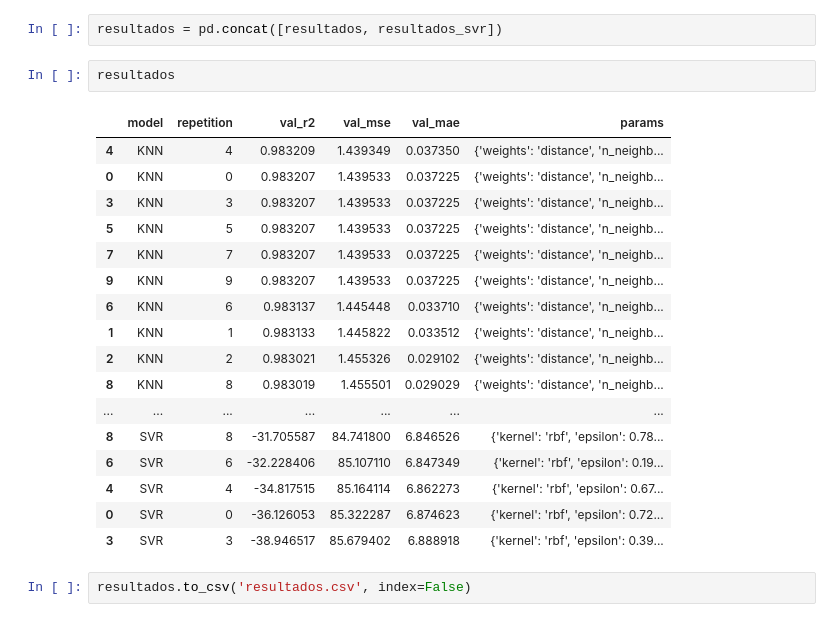
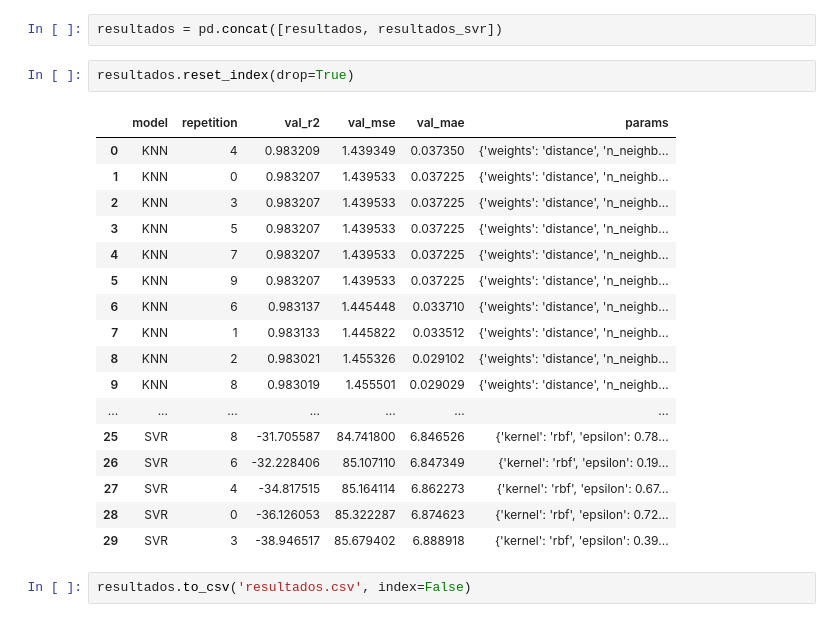
Before and after one commit to Dienert/anesthesia_serie, a Jupyter notebook: notebooks/ML.ipynb, the cells around one changed output. Saved outputs shown, nothing was run; the diff lists cells and outputs as text.

Commit message:
Results

```diff
--- a/notebooks/ML.ipynb
+++ b/notebooks/ML.ipynb
@@ -859,25 +859,25 @@ Test mae: 3.2868086581257434
 [figure]
 # %%
 resultados = pd.concat([resultados, resultados_svr])
-# %%
-resultados
-# %% [output]
-|  | model | repetition | val_r2 | val_mse | val_mae | params |
-| 4 | KNN | 4 | 0.983209 | 1.439349 | 0.037350 | {'weights': 'distance', 'n_neighb... |
-| 0 | KNN | 0 | 0.983207 | 1.439533 | 0.037225 | {'weights': 'distance', 'n_neighb... |
-| 3 | KNN | 3 | 0.983207 | 1.439533 | 0.037225 | {'weights': 'distance', 'n_neighb... |
-| 5 | KNN | 5 | 0.983207 | 1.439533 | 0.037225 | {'weights': 'distance', 'n_neighb... |
-| 7 | KNN | 7 | 0.983207 | 1.439533 | 0.037225 | {'weights': 'distance', 'n_neighb... |
-| 9 | KNN | 9 | 0.983207 | 1.439533 | 0.037225 | {'weights': 'distance', 'n_neighb... |
-| 6 | KNN | 6 | 0.983137 | 1.445448 | 0.033710 | {'weights': 'distance', 'n_neighb... |
-| 1 | KNN | 1 | 0.983133 | 1.445822 | 0.033512 | {'weights': 'distance', 'n_neighb... |
-| 2 | KNN | 2 | 0.983021 | 1.455326 | 0.029102 | {'weights': 'distance', 'n_neighb... |
-| 8 | KNN | 8 | 0.983019 | 1.455501 | 0.029029 | {'weights': 'distance', 'n_neighb... |
-| ... | ... | ... | ... | ... | ... | ... |
-| 8 | SVR | 8 | -31.705587 | 84.741800 | 6.846526 | {'kernel': 'rbf', 'epsilon': 0.78... |
-| 6 | SVR | 6 | -32.228406 | 85.107110 | 6.847349 | {'kernel': 'rbf', 'epsilon': 0.19... |
-| 4 | SVR | 4 | -34.817515 | 85.164114 | 6.862273 | {'kernel': 'rbf', 'epsilon': 0.67... |
-| 0 | SVR | 0 | -36.126053 | 85.322287 | 6.874623 | {'kernel': 'rbf', 'epsilon': 0.72... |
-| 3 | SVR | 3 | -38.946517 | 85.679402 | 6.888918 | {'kernel': 'rbf', 'epsilon': 0.39... |
+# %%
+resultados.reset_index(drop=True)
+# %% [output]
+|  | model | repetition | val_r2 | val_mse | val_mae | params |
+| 0 | KNN | 4 | 0.983209 | 1.439349 | 0.037350 | {'weights': 'distance', 'n_neighb... |
+| 1 | KNN | 0 | 0.983207 | 1.439533 | 0.037225 | {'weights': 'distance', 'n_neighb... |
+| 2 | KNN | 3 | 0.983207 | 1.439533 | 0.037225 | {'weights': 'distance', 'n_neighb... |
+| 3 | KNN | 5 | 0.983207 | 1.439533 | 0.037225 | {'weights': 'distance', 'n_neighb... |
+| 4 | KNN | 7 | 0.983207 | 1.439533 | 0.037225 | {'weights': 'distance', 'n_neighb... |
+| 5 | KNN | 9 | 0.983207 | 1.439533 | 0.037225 | {'weights': 'distance', 'n_neighb... |
+| 6 | KNN | 6 | 0.983137 | 1.445448 | 0.033710 | {'weights': 'distance', 'n_neighb... |
+| 7 | KNN | 1 | 0.983133 | 1.445822 | 0.033512 | {'weights': 'distance', 'n_neighb... |
+| 8 | KNN | 2 | 0.983021 | 1.455326 | 0.029102 | {'weights': 'distance', 'n_neighb... |
+| 9 | KNN | 8 | 0.983019 | 1.455501 | 0.029029 | {'weights': 'distance', 'n_neighb... |
+| ... | ... | ... | ... | ... | ... | ... |
+| 25 | SVR | 8 | -31.705587 | 84.741800 | 6.846526 | {'kernel': 'rbf', 'epsilon': 0.78... |
+| 26 | SVR | 6 | -32.228406 | 85.107110 | 6.847349 | {'kernel': 'rbf', 'epsilon': 0.19... |
+| 27 | SVR | 4 | -34.817515 | 85.164114 | 6.862273 | {'kernel': 'rbf', 'epsilon': 0.67... |
+| 28 | SVR | 0 | -36.126053 | 85.322287 | 6.874623 | {'kernel': 'rbf', 'epsilon': 0.72... |
+| 29 | SVR | 3 | -38.946517 | 85.679402 | 6.888918 | {'kernel': 'rbf', 'epsilon': 0.39... |
 # %%
 resultados.to_csv('resultados.csv', index=False)
```
